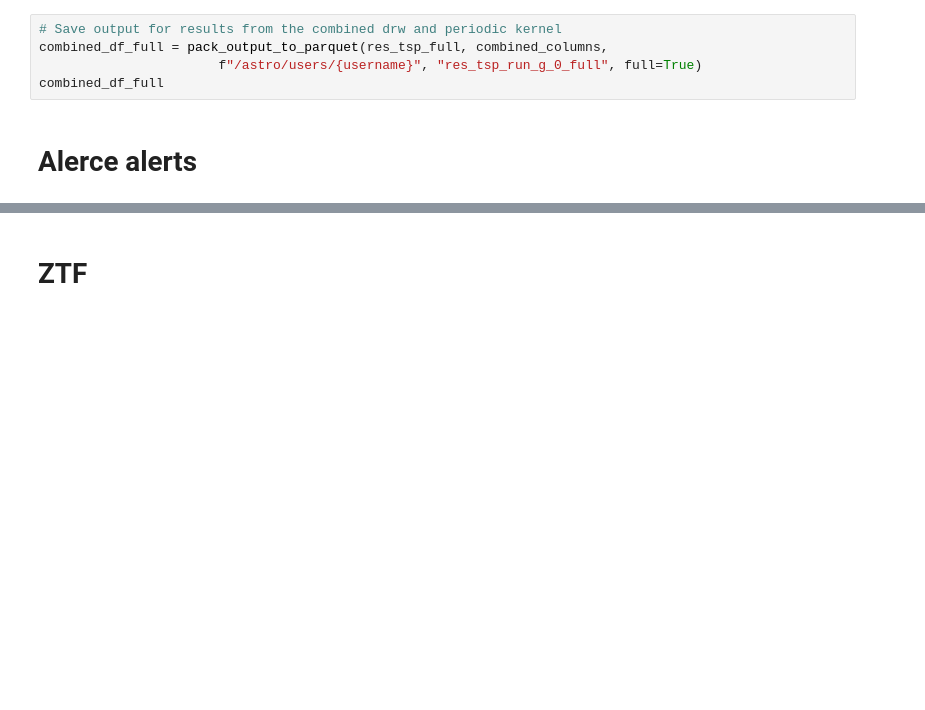
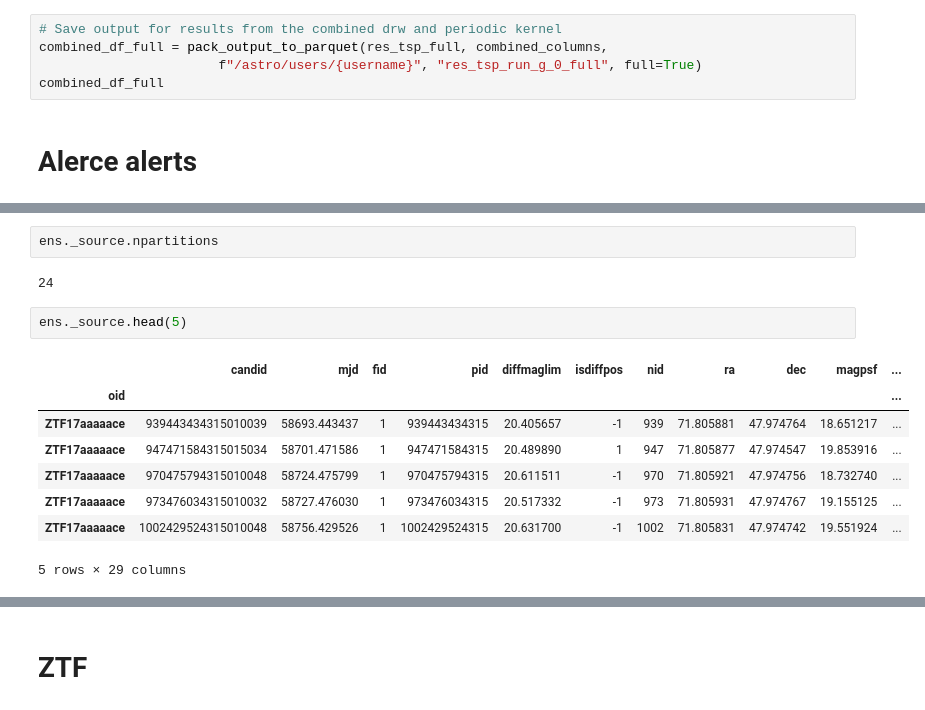
Before and after one commit to lincc-frameworks/notebooks_lf, a Jupyter notebook: PeriodDrw/Fit.ipynb, the cells around one changed output, grey strips where cells are left out. Drawn from its saved outputs; the diff is of its cells as text; blank space fills up the shorter version.

```diff
--- a/PeriodDrw/Fit.ipynb
+++ b/PeriodDrw/Fit.ipynb
@@ -256,0 +339,15 @@ combined_df_full
+# %%
+ens._source.npartitions
+# %% [output]
+24
+# %%
+ens._source.head(5)
+# %% [output]
+|  | candid | mjd | fid | pid | diffmaglim | isdiffpos | nid | ra | dec | magpsf | ... |
+| oid |  |  |  |  |  |  |  |  |  |  | ... |
+| ZTF17aaaaace | 939443434315010039 | 58693.443437 | 1 | 939443434315 | 20.405657 | -1 | 939 | 71.805881 | 47.974764 | 18.651217 | ... |
+| ZTF17aaaaace | 947471584315015034 | 58701.471586 | 1 | 947471584315 | 20.489890 | 1 | 947 | 71.805877 | 47.974547 | 19.853916 | ... |
+| ZTF17aaaaace | 970475794315010048 | 58724.475799 | 1 | 970475794315 | 20.611511 | -1 | 970 | 71.805921 | 47.974756 | 18.732740 | ... |
+| ZTF17aaaaace | 973476034315010032 | 58727.476030 | 1 | 973476034315 | 20.517332 | -1 | 973 | 71.805931 | 47.974767 | 19.155125 | ... |
+| ZTF17aaaaace | 1002429524315010048 | 58756.429526 | 1 | 1002429524315 | 20.631700 | -1 | 1002 | 71.805831 | 47.974742 | 19.551924 | ... |
+5 rows × 29 columns
```
Also changed, not shown: parts of 8 cells of this notebook.
